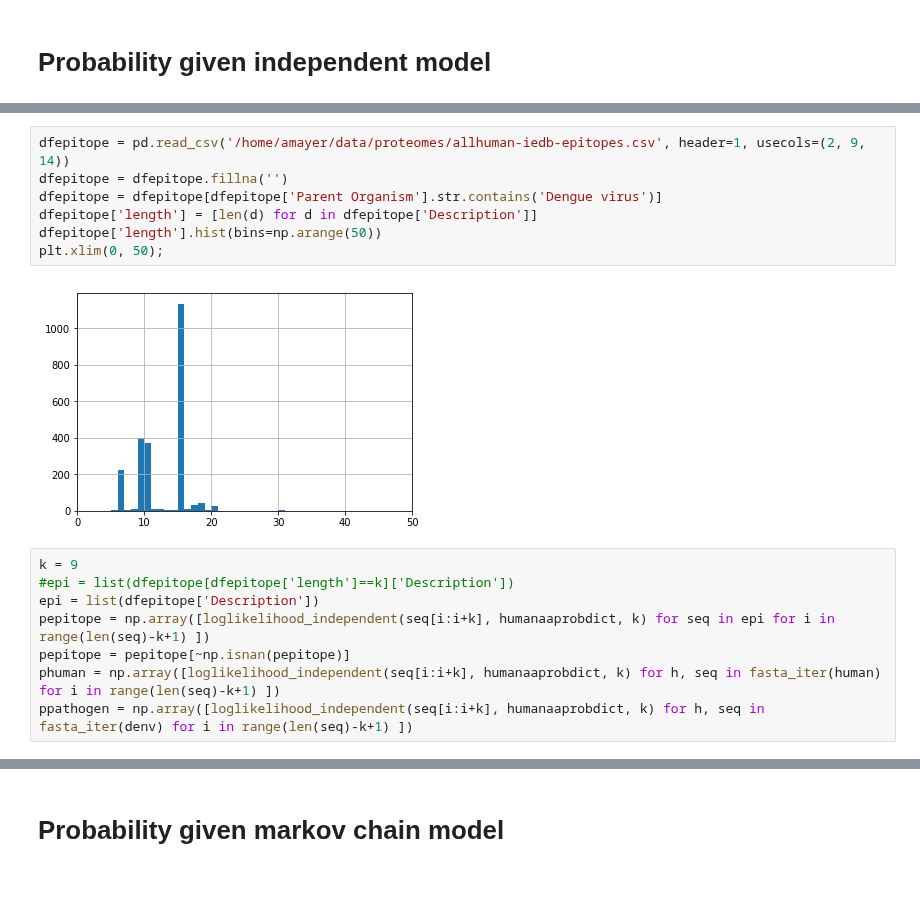
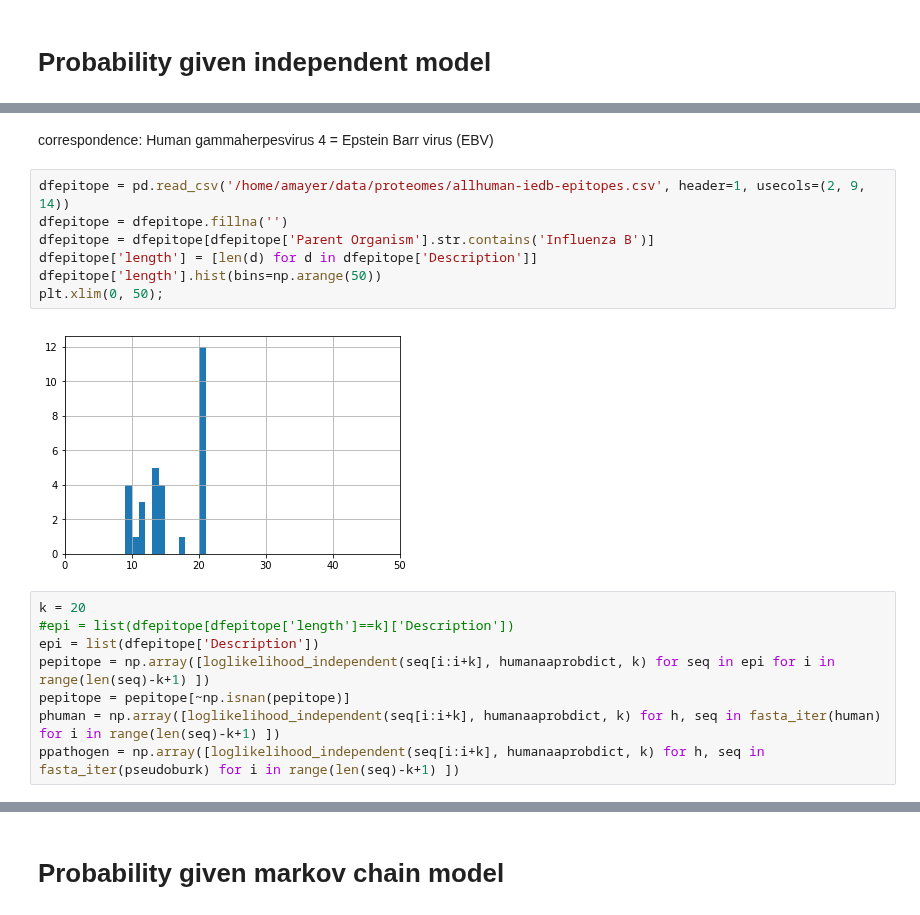
Before and after one commit to andim/peptidome, a Jupyter notebook: code/analysis.ipynb, the cells around one changed output, grey strips where cells are left out. Cells and saved outputs as stored; diff of their text form; blank space fills up the shorter version.

```diff
--- a/code/analysis.ipynb
+++ b/code/analysis.ipynb
@@ -376,17 +432,20 @@ Name: Description, Length: 515, dtype: int64
+# %% [markdown]
+correspondence:
+Human gammaherpesvirus 4 = Epstein Barr virus (EBV)
 # %%
 dfepitope = pd.read_csv('/home/amayer/data/proteomes/allhuman-iedb-epitopes.csv', header=1, usecols=(2, 9, 14))
 dfepitope = dfepitope.fillna('')
-dfepitope = dfepitope[dfepitope['Parent Organism'].str.contains('Dengue virus')]
+dfepitope = dfepitope[dfepitope['Parent Organism'].str.contains('Influenza B')]
 dfepitope['length'] = [len(d) for d in dfepitope['Description']]
 dfepitope['length'].hist(bins=np.arange(50))
 plt.xlim(0, 50);
 # %% [output]
-[figure, old version]
+[figure, new version]
 # %%
-k = 9
+k = 20
 #epi = list(dfepitope[dfepitope['length']==k]['Description'])
 epi = list(dfepitope['Description'])
 pepitope = np.array([loglikelihood_independent(seq[i:i+k], humanaaprobdict, k) for seq in epi for i in range(len(seq)-k+1) ])
 pepitope = pepitope[~np.isnan(pepitope)]
 phuman = np.array([loglikelihood_independent(seq[i:i+k], humanaaprobdict, k) for h, seq in fasta_iter(human) for i in range(len(seq)-k+1) ])
-ppathogen = np.array([loglikelihood_independent(seq[i:i+k], humanaaprobdict, k) for h, seq in fasta_iter(denv) for i in range(len(seq)-k+1) ])
+ppathogen = np.array([loglikelihood_independent(seq[i:i+k], humanaaprobdict, k) for h, seq in fasta_iter(pseudoburk) for i in range(len(seq)-k+1) ])
```
Also changed, not shown: parts of 58 cells of this notebook, 5 other files.
